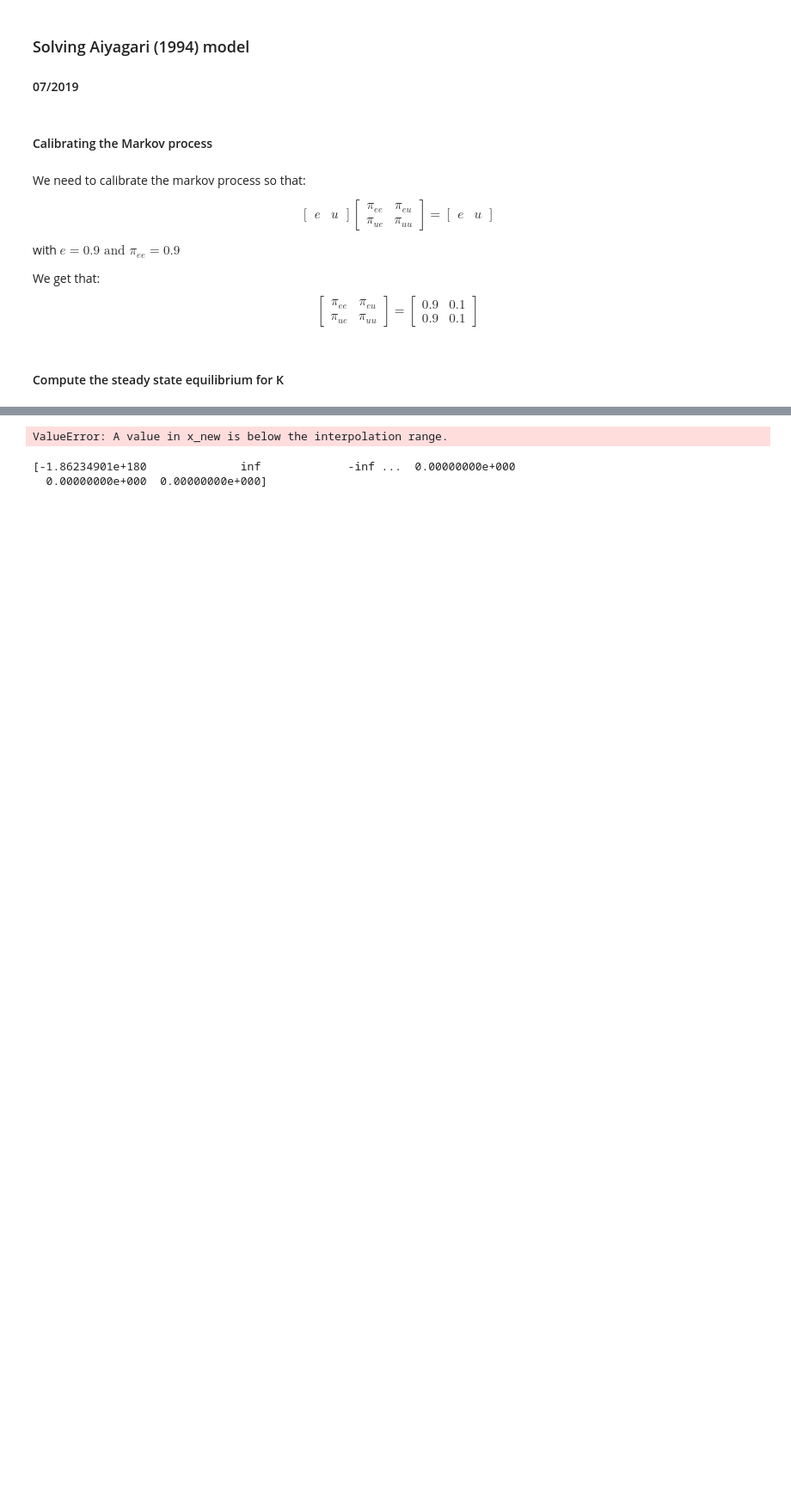
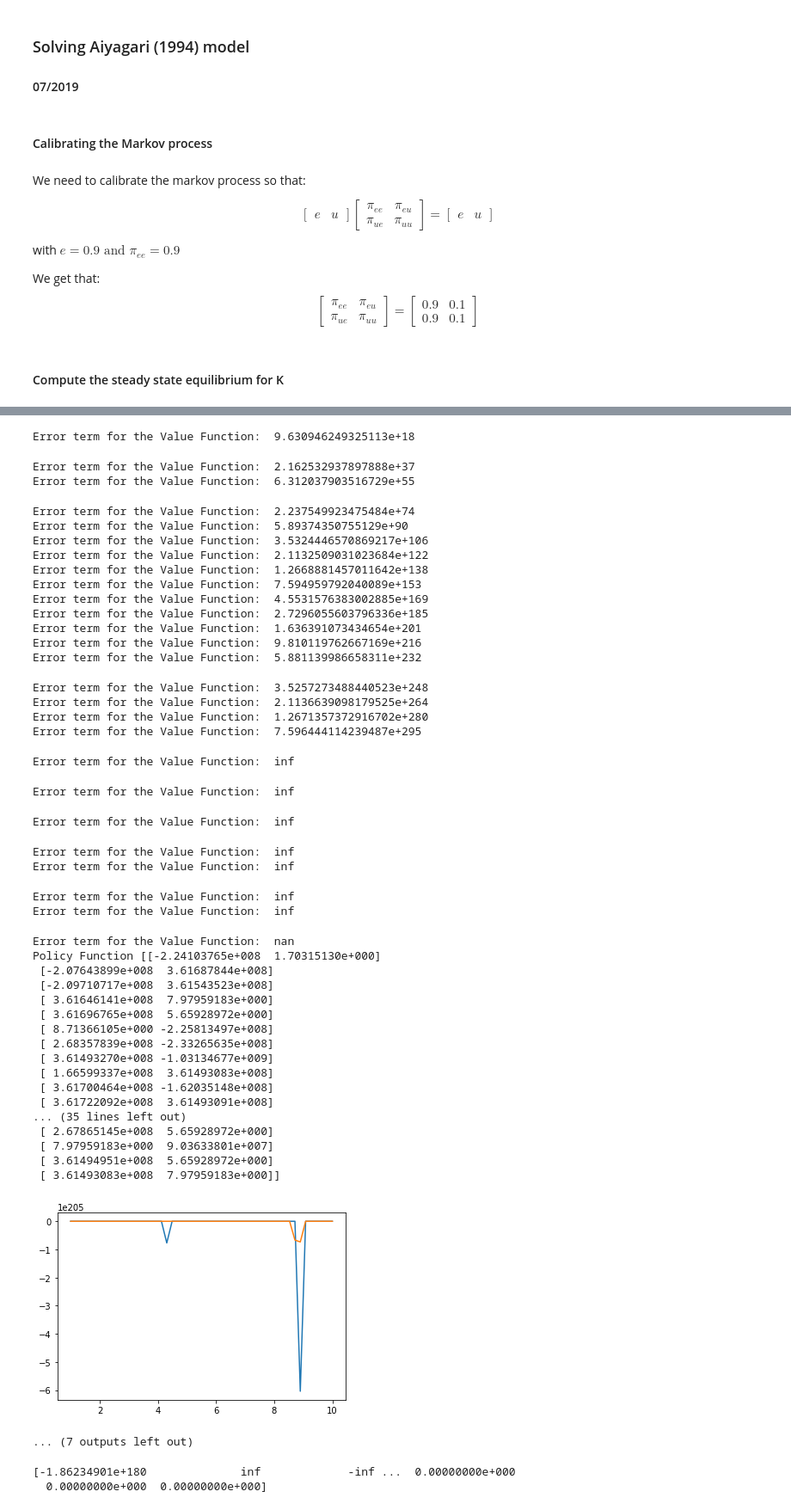
Before and after one commit to tpellet/BootCamp2019, a Jupyter notebook: ProblemSets/Econ/Week 5 - Heterogeneous Agent Models/Problem Set - Hetero Agents Model.ipynb, the cells around one changed output, grey strips where cells are left out. Shown at 86% size. Cells and saved outputs as stored; diff of their text form; code cells hidden in the pictures; blank space fills up the shorter version.

```diff
--- a/ProblemSets/Econ/Week 5 - Heterogeneous Agent Models/Problem Set - Hetero Agents Model.ipynb
+++ b/ProblemSets/Econ/Week 5 - Heterogeneous Agent Models/Problem Set - Hetero Agents Model.ipynb
@@ -63,7 +63,7 @@ def u(c):
     if c > 0:
         return np.log(c)
     else:
-        return -500000
+        return -500000000
 
 # Interpolant to evaluate Value Function
 def interpolant(x,Kgrid,Vp):
@@ -95,7 +95,7 @@ def simulate(Kp, simuT, Π, Kstar, Kgrid):
     Ksimu[0] = Kstar*3
 
     for t in range(1,simuT):
-        print("K simulated",Ksimu[t-1])
+#         print("K simulated",Ksimu[t-1])
         Ksimu[t] = interpolant(Ksimu[t-1], Kgrid, Kp[:,ϵ[t]])
 
     Kstar_new = np.mean(Ksimu[500:])
@@ -114,7 +114,7 @@ Nϵ = 2
 epsi = 1
 epsi2 = 1
 tol = 1e-6
-maxiter = 500
+maxiter = 2000
 simuT = 10000
 
 
@@ -131,8 +131,8 @@ Ustar = Uss
 
 iter  = 0
 iter2 = 0
-Vp=Kstar*np.ones([N,Nϵ])
-Kp=Klow*np.ones([N,Nϵ])
+Vp=Kstar/6*np.ones([N,Nϵ])
+Kp=Kstar/6*np.ones([N,Nϵ])
 Vp_new=np.zeros([N,Nϵ])
 Kp_new=np.zeros([N,Nϵ])
 
@@ -191,4 +193,47 @@ Wage  1.3033533628105798
-ValueError: A value in x_new is below the interpolation range.
+Error term for the Value Function:  9.630946249325113e+18
+Error term for the Value Function:  2.162532937897888e+37
+Error term for the Value Function:  6.312037903516729e+55
+Error term for the Value Function:  2.237549923475484e+74
+Error term for the Value Function:  5.89374350755129e+90
+Error term for the Value Function:  3.5324446570869217e+106
+Error term for the Value Function:  2.1132509031023684e+122
+Error term for the Value Function:  1.2668881457011642e+138
+Error term for the Value Function:  7.594959792040089e+153
+Error term for the Value Function:  4.5531576383002885e+169
+Error term for the Value Function:  2.7296055603796336e+185
+Error term for the Value Function:  1.636391073434654e+201
+Error term for the Value Function:  9.810119762667169e+216
+Error term for the Value Function:  5.881139986658311e+232
+Error term for the Value Function:  3.5257273488440523e+248
+Error term for the Value Function:  2.1136639098179525e+264
+Error term for the Value Function:  1.2671357372916702e+280
+Error term for the Value Function:  7.596444114239487e+295
+Error term for the Value Function:  inf
+Error term for the Value Function:  inf
+Error term for the Value Function:  inf
+Error term for the Value Function:  inf
+Error term for the Value Function:  inf
+Error term for the Value Function:  inf
+Error term for the Value Function:  inf
+Error term for the Value Function:  nan
+Policy Function [[-2.24103765e+008  1.70315130e+000]
+ [-2.07643899e+008  3.61687844e+008]
+ [-2.09710717e+008  3.61543523e+008]
+ [ 3.61646141e+008  7.97959183e+000]
+ [ 3.61696765e+008  5.65928972e+000]
+ [ 8.71366105e+000 -2.25813497e+008]
+ [ 2.68357839e+008 -2.33265635e+008]
+ [ 3.61493270e+008 -1.03134677e+009]
+ [ 1.66599337e+008  3.61493083e+008]
+ [ 3.61700464e+008 -1.62035148e+008]
+ [ 3.61722092e+008  3.61493091e+008]
+... (35 lines left out)
+ [ 2.67865145e+008  5.65928972e+000]
+ [ 7.97959183e+000  9.03633801e+007]
+ [ 3.61494951e+008  5.65928972e+000]
+ [ 3.61493083e+008  7.97959183e+000]]
+[figure, added]
+... (7 outputs left out)
 # %%
 print(Π[1,0])
 # %%
```
Also changed, not shown: parts of 1 cell of this notebook, 6 other files.
